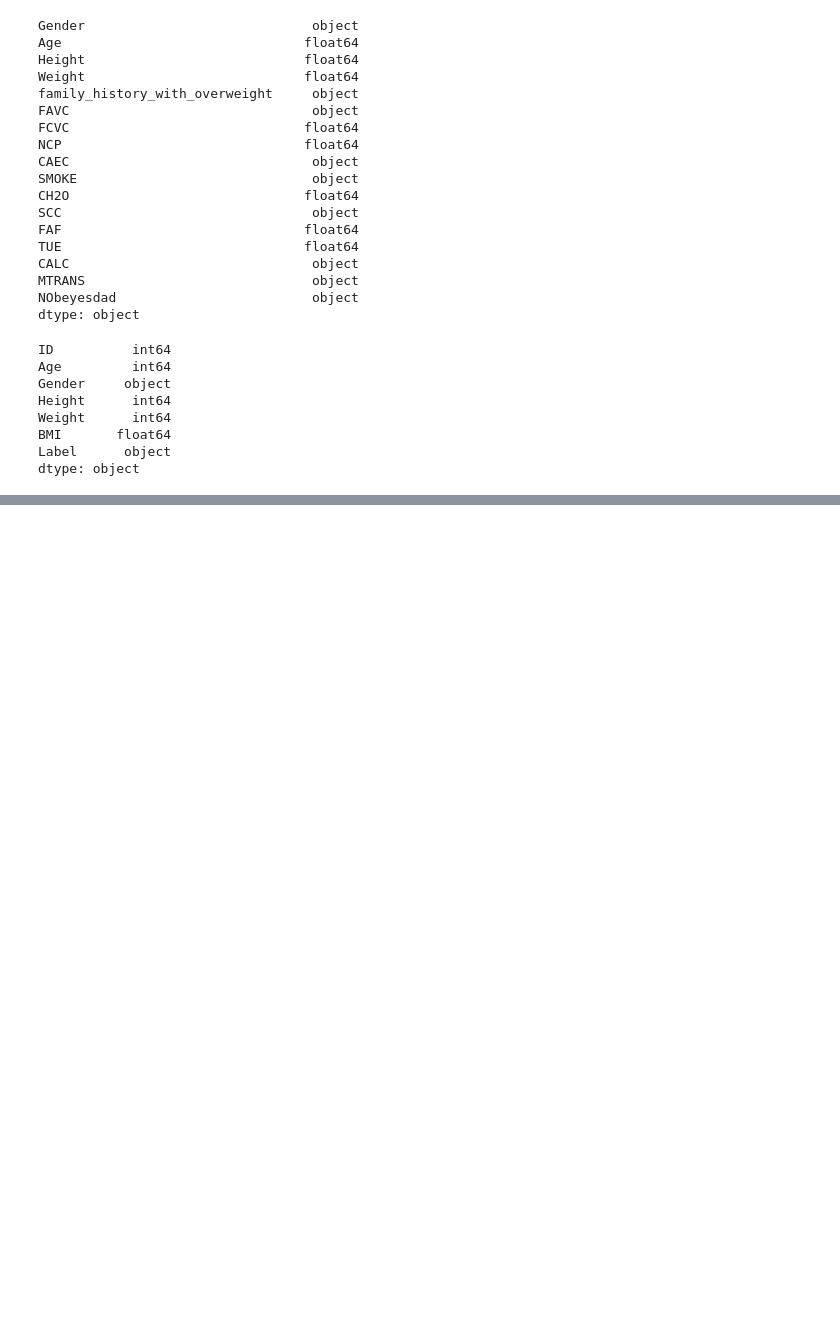
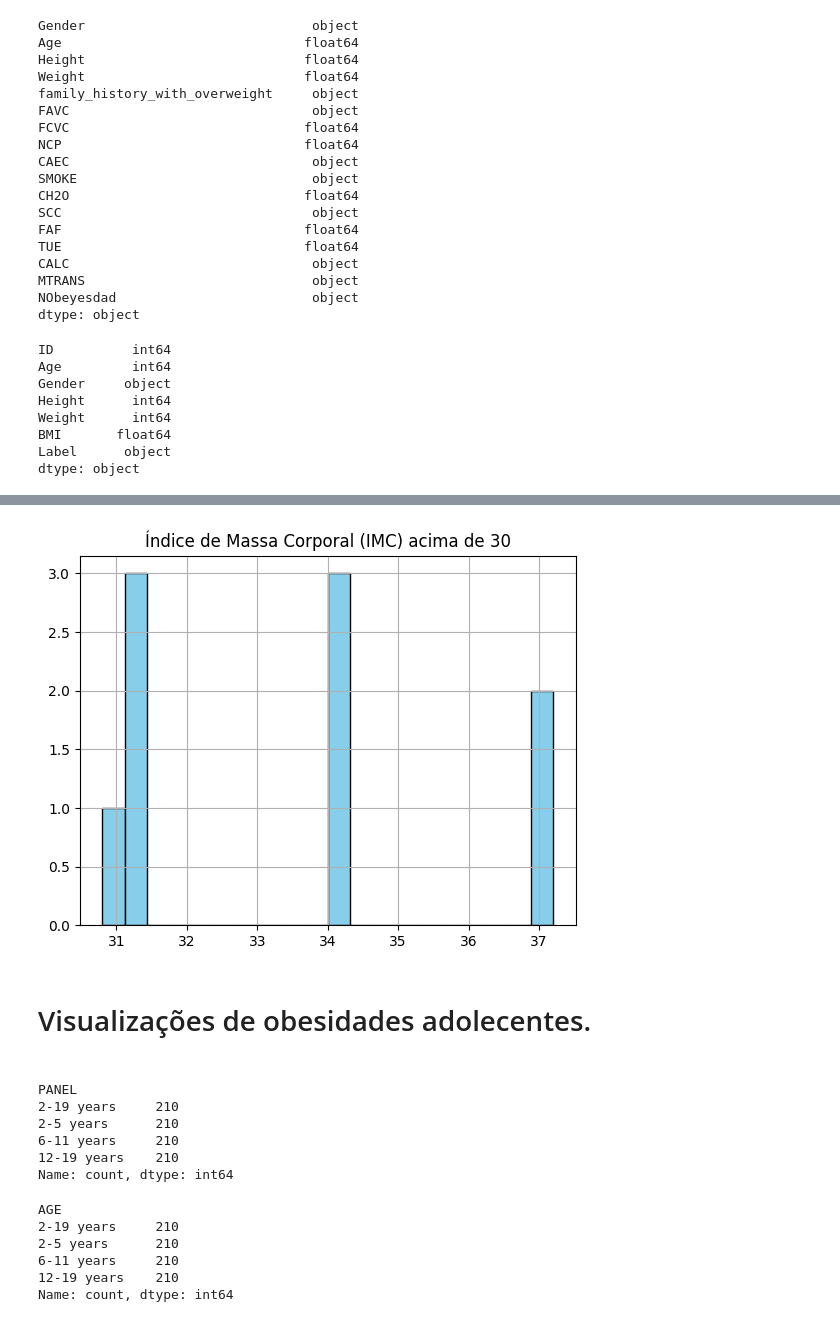
Before and after one commit to Marciatkm/projeto_final, a Jupyter notebook: estrutura-projeto/analise-exploratoria/analise-marcinha.ipynb, the cells around one changed output, grey strips where cells are left out. Drawn from its saved outputs; the diff is of its cells as text; code cells hidden in the pictures; blank space fills up the shorter version.

```diff
--- a/estrutura-projeto/analise-exploratoria/analise-marcinha.ipynb
+++ b/estrutura-projeto/analise-exploratoria/analise-marcinha.ipynb
@@ -405,0 +370,39 @@ plt.show()
+# %%
+
+# Filtrar as linhas com IMC maior que 30
+bmi_maior_que_30 = df_classificacao_obesidade[df_classificacao_obesidade['BMI'] > 30]
+
+# Criar um histograma dos valores de IMC acima de 30
+plt.hist(bmi_maior_que_30['BMI'], bins=20, color='skyblue', edgecolor='black')
+
+plt.title('Índice de Massa Corporal (IMC) acima de 30')
+plt.grid(True)
+plt.show()
+# %% [output]
+[figure, added]
+# %% [markdown]
+<h1> Visualizações de  obesidades adolecentes.<h1>
+# %%
+#QUANTAS PESSOA OBESA COM IDADE DE ADOLECENTES 2 ANOS  ATÉ 19 ANOS?
+faixa_etaria = df_obesidade_adolecente['PANEL'].value_counts()
+print(faixa_etaria)
+#TOTAL DE 210 ADOLECENTES.
+# %% [output]
+PANEL
+2-19 years     210
+2-5 years      210
+6-11 years     210
+12-19 years    210
+Name: count, dtype: int64
+# %%
+# Contar a frequência dos valores únicos da coluna 'AGE'
+
+idade= df_obesidade_adolecente['AGE'].value_counts()
+print(idade)
+# %% [output]
+AGE
+2-19 years     210
+2-5 years      210
+6-11 years     210
+12-19 years    210
+Name: count, dtype: int64
```
Also changed, not shown: parts of 39 cells of this notebook, 4 other files.
